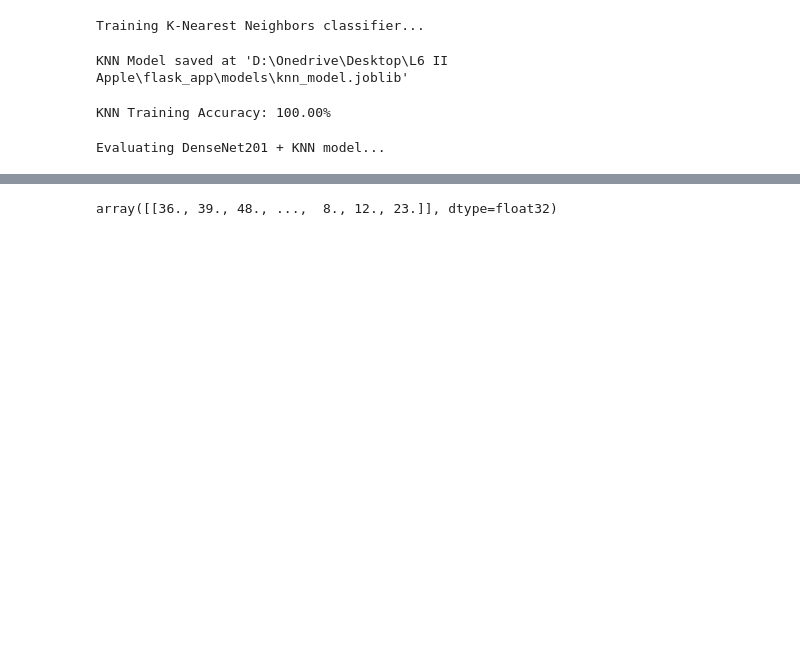
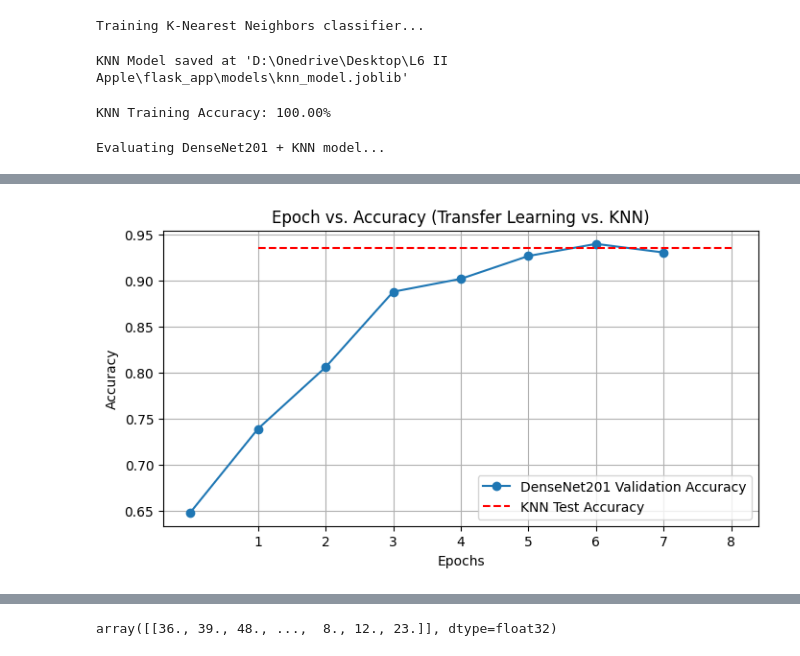
Before and after one commit to Sudarshan099/APPLEVARIETIES_models, a Jupyter notebook: apple_knn_model.ipynb, the cells around one changed output, grey strips where cells are left out. Saved outputs shown, nothing was run; the diff lists cells and outputs as text; code cells hidden in the pictures; blank space fills up the shorter version.

```diff
--- a/apple_knn_model.ipynb
+++ b/apple_knn_model.ipynb
@@ -25,7 +25,7 @@ if not os.path.exists(train_dir) or not os.path.exists(test_dir):
 # Parameters
 IMG_SIZE = (224, 224)
 BATCH_SIZE = 32
-EPOCHS = 5
+EPOCHS = 8
 # %%
 # Load DenseNet201 for feature extraction
 feature_extractor = DenseNet201(weights='imagenet', include_top=False, input_shape=(224, 224, 3))
@@ -265,0 +273,21 @@ plt.show()
+# %%
+# Plotting training and validation accuracy for DenseNet201
+plt.figure(figsize=(8, 4))
+
+# DenseNet201 accuracy
+plt.plot(history.history['val_accuracy'], label='DenseNet201 Validation Accuracy', marker='o')
+
+# KNN accuracy (horizontal line as it doesn't have epochs)
+knn_accuracy_line = [accuracy] * len(history.epoch)
+plt.plot(range(1, len(history.epoch) + 1), knn_accuracy_line, label='KNN Test Accuracy', linestyle='--', color='red')
+
+# Formatting the plot
+plt.title('Epoch vs. Accuracy (Transfer Learning vs. KNN)')
+plt.xlabel('Epochs')
+plt.ylabel('Accuracy')
+plt.xticks(range(1, len(history.epoch) + 1))
+plt.legend()
+plt.grid(True)
+plt.show()
+# %% [output]
+[figure, added]
```
Also changed, not shown: parts of 18 cells of this notebook, 3 other files.
